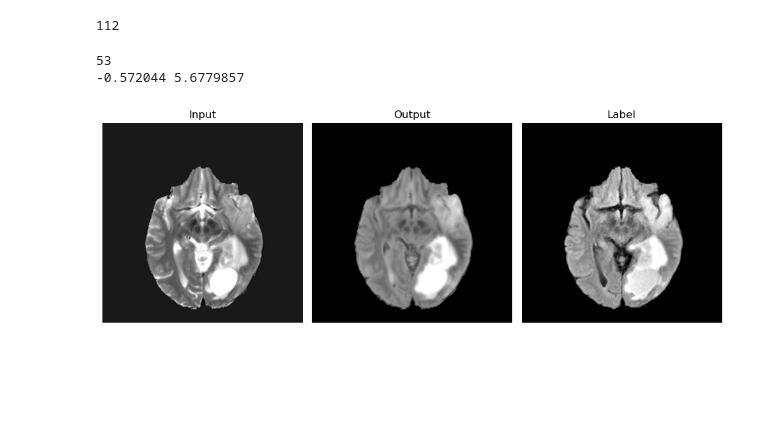
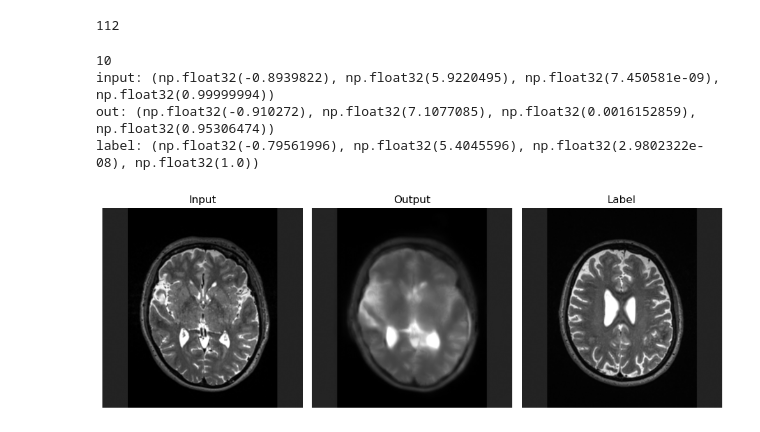
Before and after one commit to grenademeister/mrfm-intern, a Jupyter notebook: code_it/visualize/1_open.ipynb, the cells around one changed output. Drawn from its saved outputs; the diff is of its cells as text; code cells hidden in the pictures; blank space fills up the shorter version.

```diff
--- a/code_it/visualize/1_open.ipynb
+++ b/code_it/visualize/1_open.ipynb
@@ -5,11 +5,10 @@ import matplotlib.pyplot as plt
 import numpy as np
 from scipy.io import loadmat
 # %%
-log_v = "log_downstream_recon"
-path = "/home/intern2/fm2026/code_intern/code_it/logs"
-run_idx = 39
+path = "/home/intern2/fm2026/fm_flow/code_it/logs"
+run_idx = 17
 run_ep = 36
-log_root = Path(f"/home/intern2/fm2026/code_intern/code_it/logs/{run_idx:05d}_train/test/ep_{run_ep}")
+log_root = Path(f"/home/intern2/fm2026/fm_flow/code_it/logs/{run_idx:05d}_train/test/ep_{run_ep}")
 res_files = sorted(log_root.glob("*.mat"))
 print(len(res_files))
 # %% [output]
@@ -20,37 +19,44 @@ idx = 0
 # %%
 idx += 1
 print(idx)
 
 res_mat = loadmat(res_files[idx])
 input = res_mat["input"].squeeze()
 out = res_mat["out"].squeeze()
 label = res_mat["label"].squeeze()
 
 x1, x2, y1, y2 = 20, -20, 20, -20
 
-vmax_out = np.percentile(out, 98) * 1.2
-vmax_out = 4.0
-vmin = 0
 
-print(out.min(), out.max())
+print(f"input: {input.min(), input.max(), input.mean(), input.std()}")
+print(f"out: {out.min(), out.max(), out.mean(), out.std()}")
+print(f"label: {label.min(), label.max(), label.mean(), label.std()}")
+
+vmin_input = np.percentile(input, 0.5)
+vmax_input = np.percentile(input, 99.5)
+vmin_out = np.percentile(out, 0.5)
+vmax_out = np.percentile(out, 99.5)
+
 
 plt.figure(figsize=(10, 5))
 plt.subplot(1, 3, 1)
-plt.imshow(input[x1:x2, y1:y2], cmap="gray", vmin=0, vmax=vmax_out)
+plt.imshow(input[x1:x2, y1:y2], cmap="gray", vmin=vmin_input, vmax=vmax_input)
 plt.title("Input")
 plt.axis("off")
 plt.subplot(1, 3, 2)
-plt.imshow(out[x1:x2, y1:y2], cmap="gray", vmin=0, vmax=vmax_out)
+plt.imshow(out[x1:x2, y1:y2], cmap="gray", vmin=vmin_out, vmax=vmax_out)
 plt.title("Output")
 plt.axis("off")
 plt.subplot(1, 3, 3)
-plt.imshow(label[x1:x2, y1:y2], cmap="gray", vmin=0, vmax=vmax_out)
+plt.imshow(label[x1:x2, y1:y2], cmap="gray", vmin=vmin_out, vmax=vmax_out)
 plt.title("Label")
 plt.axis("off")
 
 plt.tight_layout()
 plt.show()
 # %% [output]
-53
--0.572044 5.6779857
+10
+input: (np.float32(-0.8939822), np.float32(5.9220495), np.float32(7.450581e-09), np.float32(0.99999994))
+out: (np.float32(-0.910272), np.float32(7.1077085), np.float32(0.0016152859), np.float32(0.95306474))
+label: (np.float32(-0.79561996), np.float32(5.4045596), np.float32(2.9802322e-08), np.float32(1.0))
-[figure, old version]
+[figure, new version]
```
Also changed, not shown: parts of 1 cell of this notebook, 3 other files.
